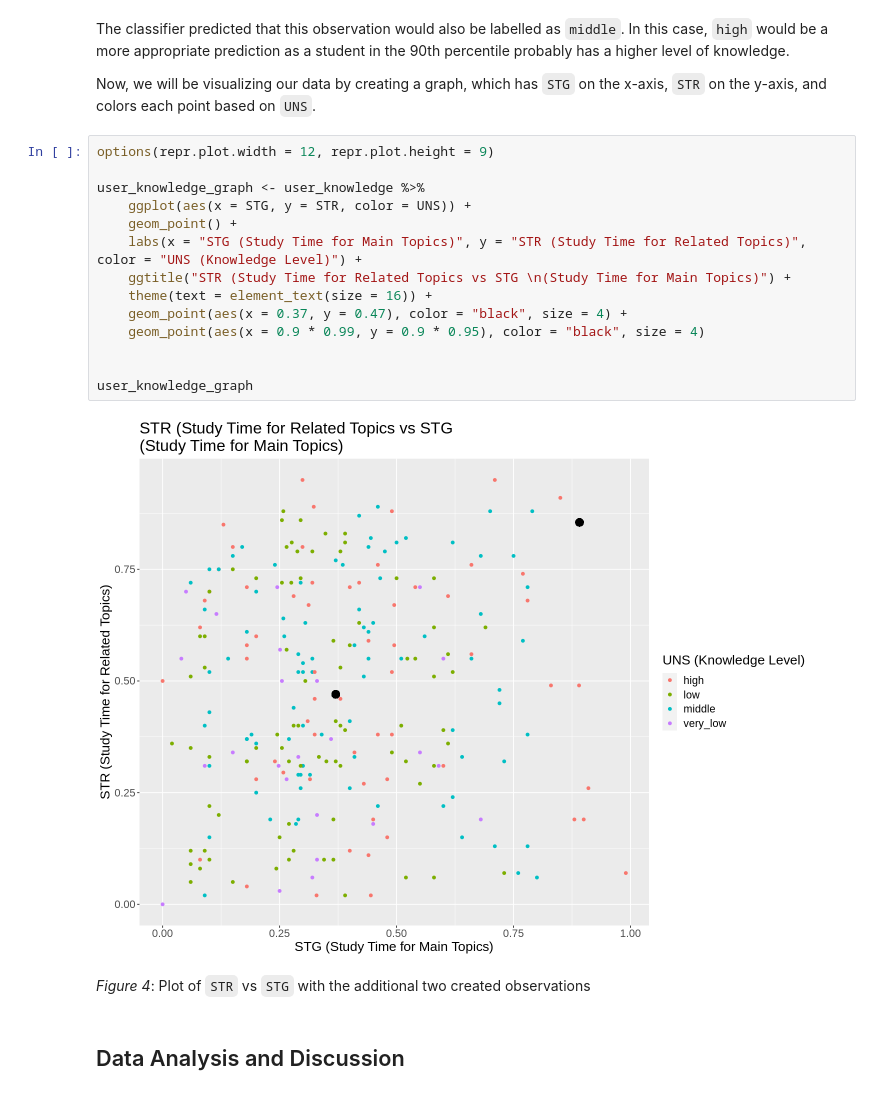
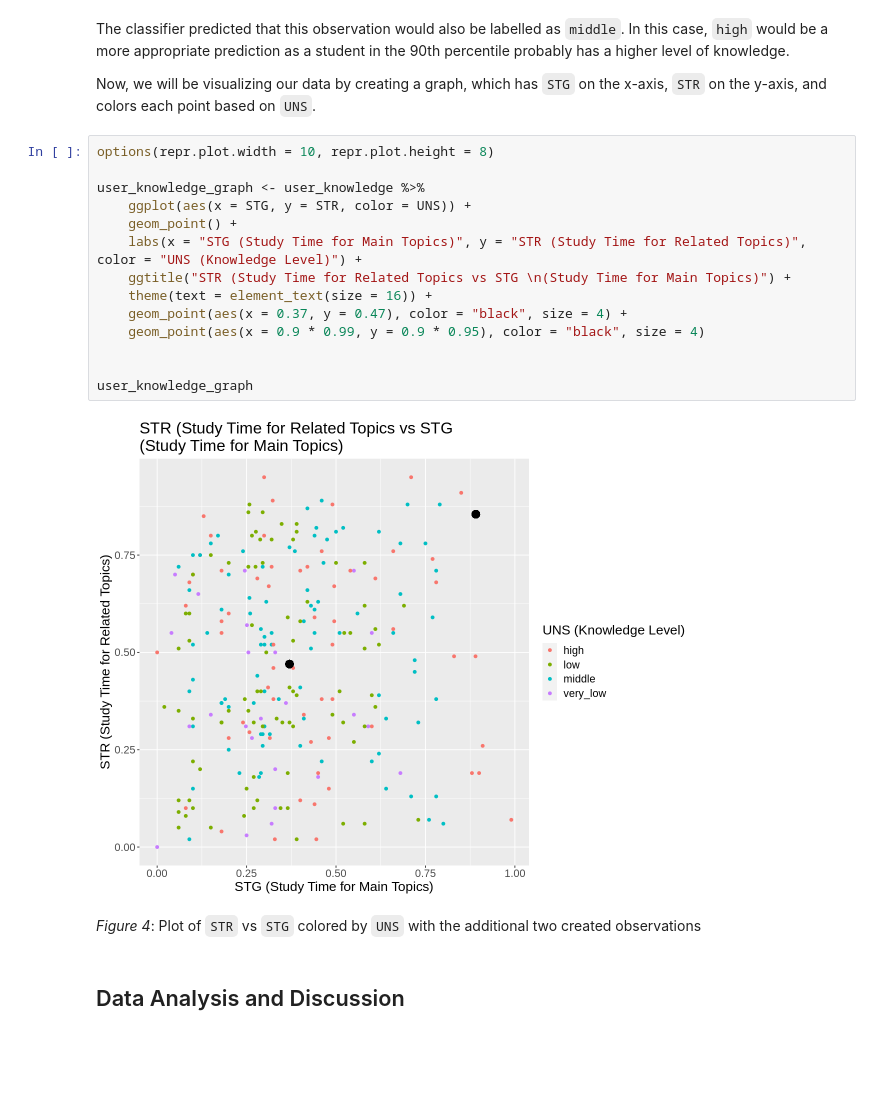
Before and after one commit to Wills-Hao/DSCI-100-project, a Jupyter notebook: final_group_project.ipynb, the cells around one changed output. Saved outputs shown, nothing was run; the diff lists cells and outputs as text; blank space fills up the shorter version.

```diff
--- a/final_group_project.ipynb
+++ b/final_group_project.ipynb
@@ -593,22 +593,22 @@ The classifier predicted that this observation would also be labelled as `middle
 
 Now, we will be visualizing our data by creating a graph, which has `STG` on the x-axis, `STR` on the y-axis, and colors each point based on `UNS`.
 # %%
-options(repr.plot.width = 12, repr.plot.height = 9)
+options(repr.plot.width = 10, repr.plot.height = 8)
 
 user_knowledge_graph <- user_knowledge %>%
     ggplot(aes(x = STG, y = STR, color = UNS)) +
     geom_point() +
     labs(x = "STG (Study Time for Main Topics)", y = "STR (Study Time for Related Topics)", color = "UNS (Knowledge Level)") +
     ggtitle("STR (Study Time for Related Topics vs STG \n(Study Time for Main Topics)") +
     theme(text = element_text(size = 16)) +
     geom_point(aes(x = 0.37, y = 0.47), color = "black", size = 4) +
     geom_point(aes(x = 0.9 * 0.99, y = 0.9 * 0.95), color = "black", size = 4)
 
 
 user_knowledge_graph
 # %% [output]
-[figure, old version]
+[figure, new version]
 # %% [markdown]
-*Figure 4*: Plot of `STR` vs `STG` with the additional two created observations
+*Figure 4*: Plot of `STR` vs `STG` colored by `UNS` with the additional two created observations
 # %% [markdown]
 ## Data Analysis and Discussion
```
Also changed, not shown: parts of 13 cells of this notebook.
